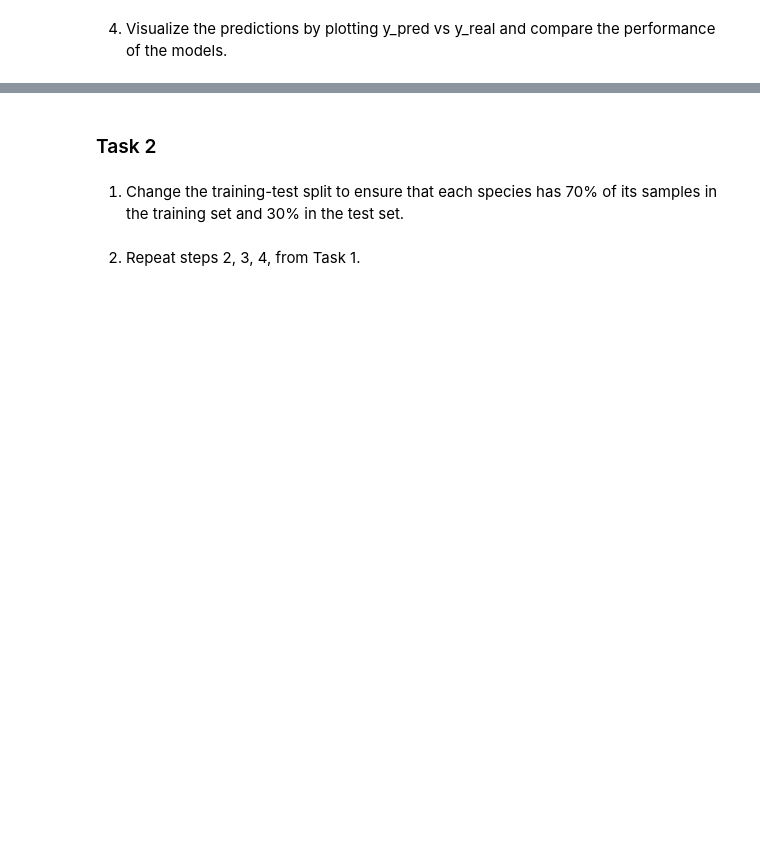
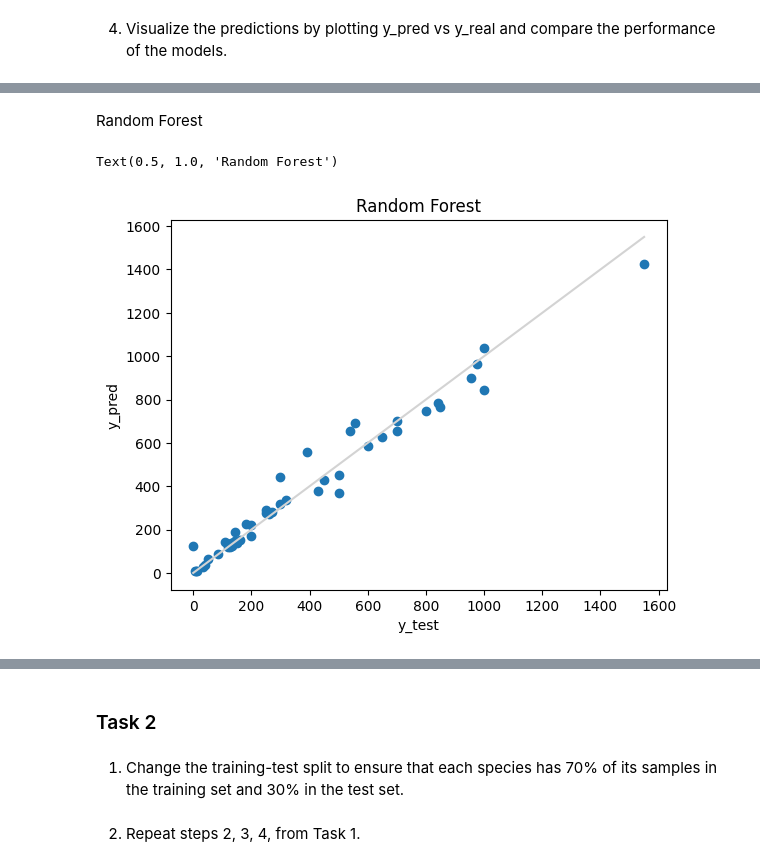
Before and after one commit to sophieHerstein/DS_ML_Introduction, a Jupyter notebook: ml_introduction_exercise.ipynb, the cells around one changed output, grey strips where cells are left out. Cells and saved outputs as stored; diff of their text form; code cells hidden in the pictures; blank space fills up the shorter version.

```diff
--- a/ml_introduction_exercise.ipynb
+++ b/ml_introduction_exercise.ipynb
@@ -34,0 +60,3 @@ fish_dataset
+# %%
+random_forest = RandomForestRegressor(random_state=1)
+random_forest.fit(X_train, y_train)
@@ -38,0 +93,11 @@ fish_dataset
+# %% [markdown]
+Random Forest
+# %%
+plt.scatter(y_test, y_pred_random_forest)
+plt.plot([y_test.min(), y_test.max()], [y_test.min(), y_test.max()], color='lightgrey')
+plt.xlabel('y_test')
+plt.ylabel('y_pred')
+plt.title('Random Forest')
+# %% [output]
+Text(0.5, 1.0, 'Random Forest')
+[figure, added]
```
Also changed, not shown: parts of 24 cells of this notebook.
